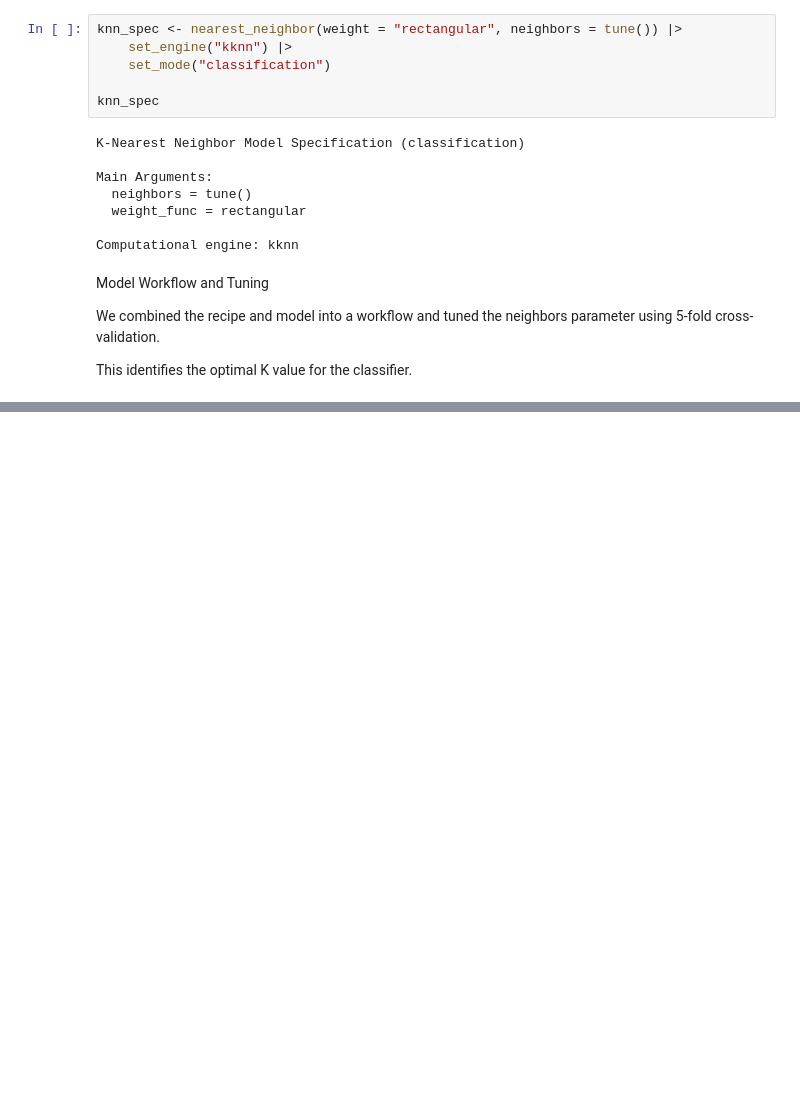
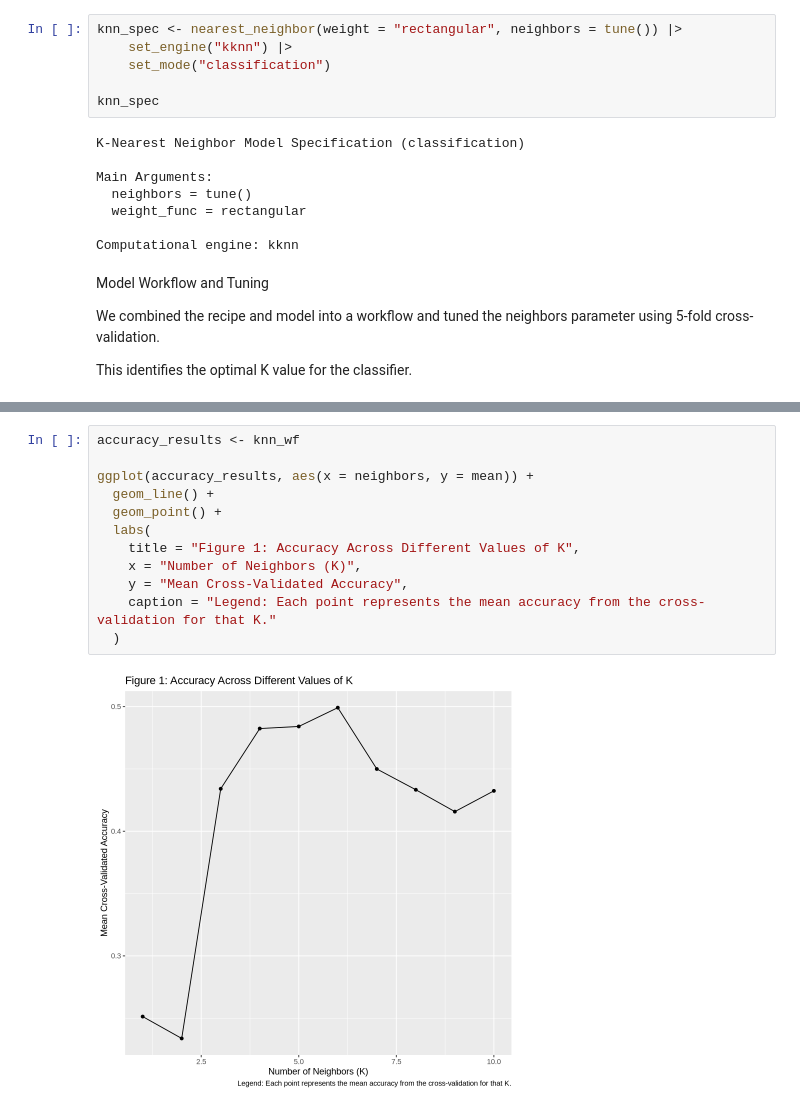
Before and after one commit to E000H/dsci-100-2025-group-008-22-, a Jupyter notebook: individual_project.ipynb, the cells around one changed output, grey strips where cells are left out. Saved outputs shown, nothing was run; the diff lists cells and outputs as text; blank space fills up the shorter version.

```diff
--- a/individual_project.ipynb
+++ b/individual_project.ipynb
@@ -223,0 +331,14 @@ A tibble: 10 × 7
+# %%
+accuracy_results <- knn_wf
+
+ggplot(accuracy_results, aes(x = neighbors, y = mean)) +
+  geom_line() +
+  geom_point() +
+  labs(
+    title = "Figure 1: Accuracy Across Different Values of K",
+    x = "Number of Neighbors (K)",
+    y = "Mean Cross-Validated Accuracy",
+    caption = "Legend: Each point represents the mean accuracy from the cross-validation for that K."
+  )
+# %% [output]
+[figure, added]
```
Also changed, not shown: parts of 9 cells of this notebook.
